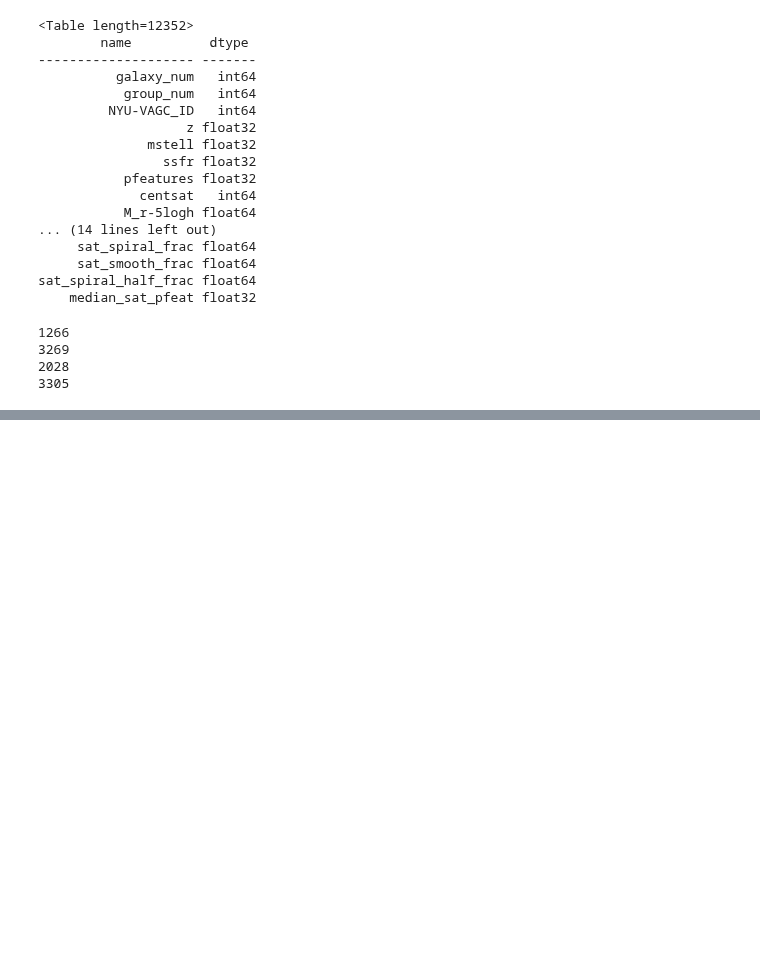
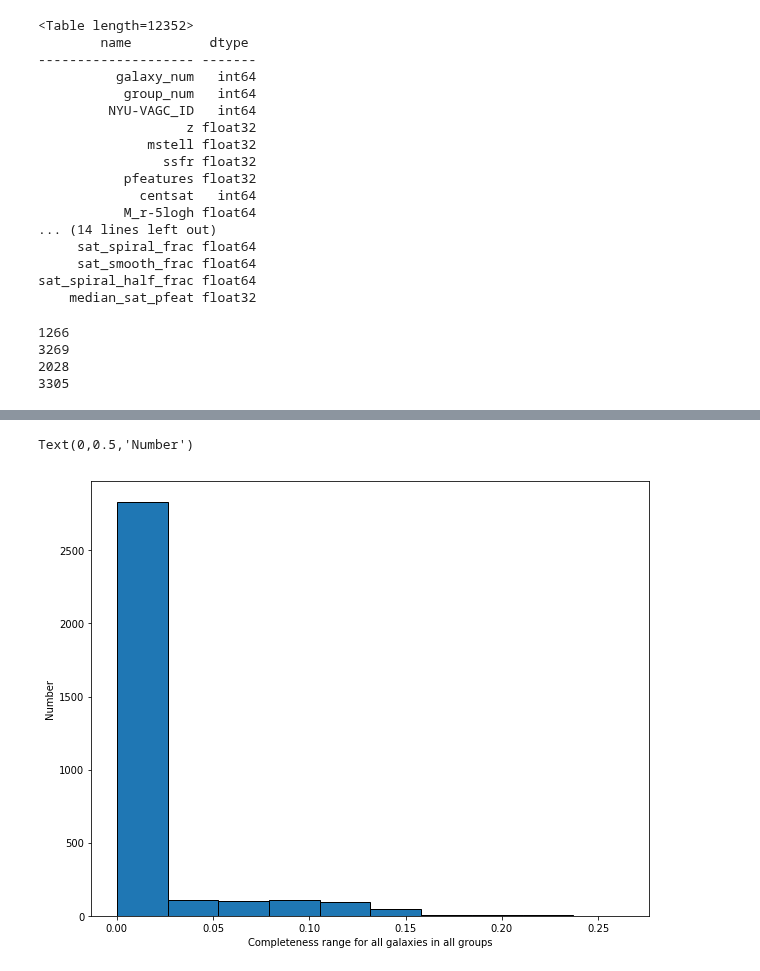
Before and after one commit to jaotter/Otter-Research-2017, a Jupyter notebook: completeness_plots.ipynb, the cells around one changed output, grey strips where cells are left out. Drawn from its saved outputs; the diff is of its cells as text; code cells hidden in the pictures; blank space fills up the shorter version.

```diff
--- a/completeness_plots.ipynb
+++ b/completeness_plots.ipynb
@@ -190,0 +284,19 @@ for st in group_comp:
+# %%
+#histogram of mean completeness in region for all groups in sample
+#this is checking the "in region" aspect - galaxies in the same groups are presumably in the same "region"
+#so they should have similar completeness values
+
+f = plt.figure(figsize=(10,8))
+
+hist, bins = np.histogram(comp_range, density=False)
+
+widths = bins[1:] - bins[:-1]
+x = bins[:-1] + widths/2
+
+plt.bar(x, hist, widths, edgecolor='k')
+
+plt.xlabel('Completeness range for all galaxies in all groups')
+plt.ylabel('Number')
+# %% [output]
+Text(0,0.5,'Number')
+[figure, added]
```
Also changed, not shown: parts of 6 cells of this notebook.
